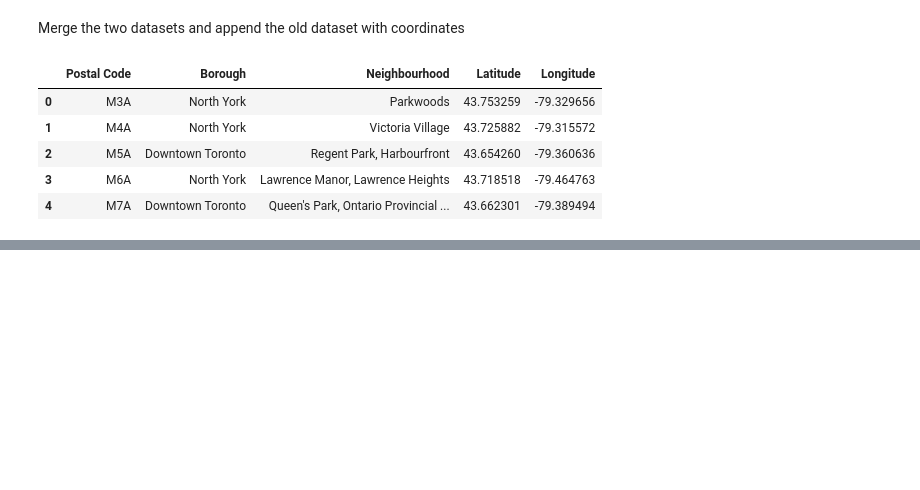
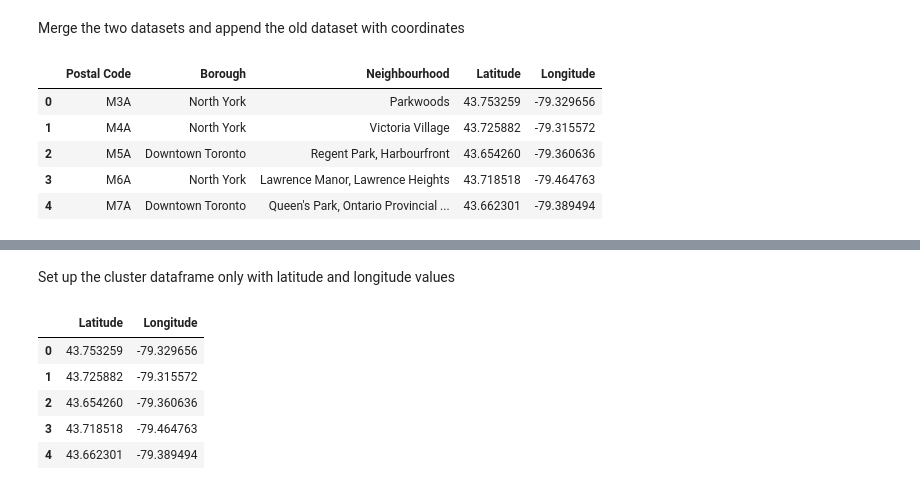
Before and after one commit to M0n01ith/Coursera_Capstone, a Jupyter notebook: Capstone Project Clustering New York.ipynb, the cells around one changed output, grey strips where cells are left out. Drawn from its saved outputs; the diff is of its cells as text; code cells hidden in the pictures; blank space fills up the shorter version.

```diff
--- a/Capstone Project Clustering New York.ipynb
+++ b/Capstone Project Clustering New York.ipynb
@@ -101,0 +135,12 @@ df_bor_geo.head()
+# %% [markdown]
+Set up the cluster dataframe only with latitude and longitude values
+# %%
+toronto_clusters = df_bor_geo.drop(["Postal Code","Borough","Neighbourhood"],1)
+toronto_clusters.head()
+# %% [output]
+|  | Latitude | Longitude |
+| 0 | 43.753259 | -79.329656 |
+| 1 | 43.725882 | -79.315572 |
+| 2 | 43.654260 | -79.360636 |
+| 3 | 43.718518 | -79.464763 |
+| 4 | 43.662301 | -79.389494 |
```
Also changed, not shown: parts of 15 cells of this notebook.
